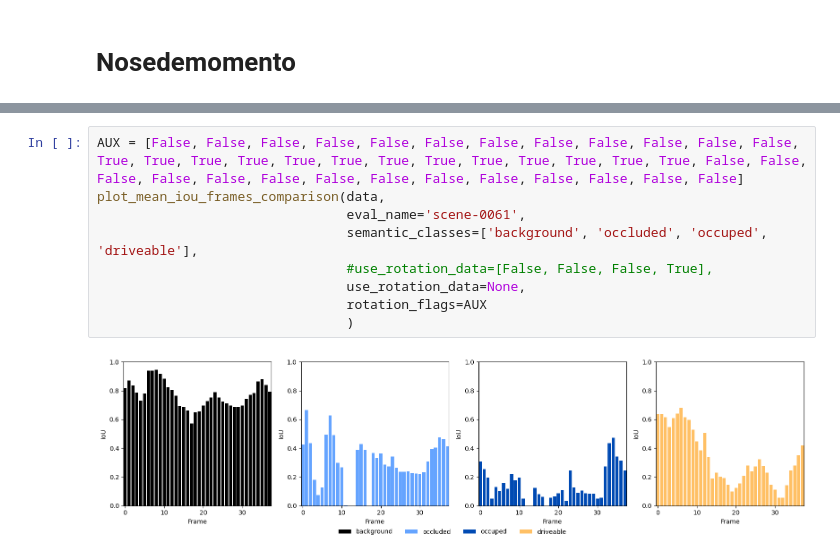
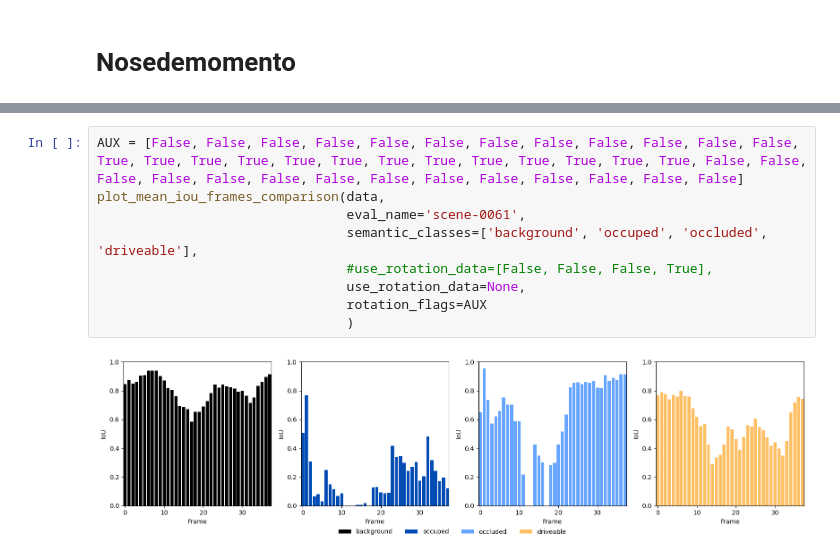
Before and after one commit to alanglk/BEV2Seg_2, a Jupyter notebook: notebooks/evaluate_masks.ipynb, the cells around one changed output, grey strips where cells are left out. Saved outputs shown, nothing was run; the diff lists cells and outputs as text.

```diff
--- a/notebooks/evaluate_masks.ipynb
+++ b/notebooks/evaluate_masks.ipynb
@@ -339,14 +339,14 @@ plt.show()
 # %%
 AUX = [False, False, False, False, False, False, False, False, False, False, False, False, True, True, True, True, True, True, True, True, True, True, True, True, True, False, False, False, False, False, False, False, False, False, False, False, False, False, False]
 plot_mean_iou_frames_comparison(data,
                                 eval_name='scene-0061',
-                                semantic_classes=['background', 'occluded', 'occuped', 'driveable'],
+                                semantic_classes=['background', 'occuped', 'occluded', 'driveable'],
                                 #use_rotation_data=[False, False, False, True],
                                 use_rotation_data=None,
                                 rotation_flags=AUX
                                 )
 # %% [output]
-[figure, old version]
+[figure, new version]
 # %%
 rotation_data = [1 if not v else 2 for v in AUX]
 plot_mean_iou_per_frame(data, 'scene-0061', 'driveable', title="", rotation_data=rotation_data)
```
Also changed, not shown: parts of 4 cells of this notebook, 18 other files.
